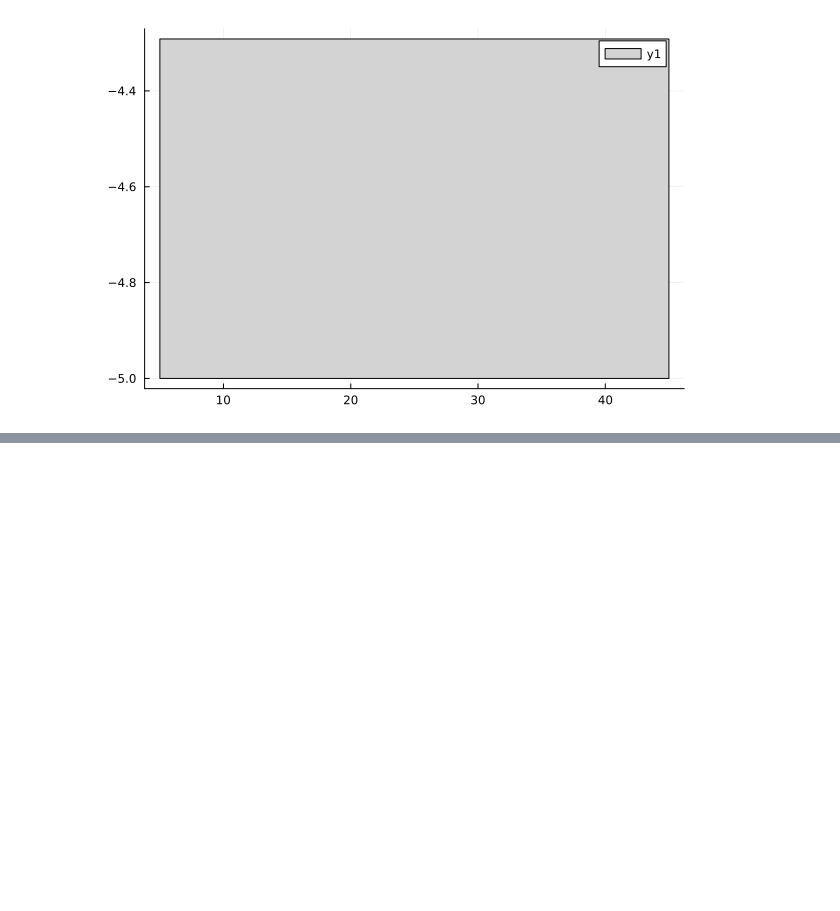
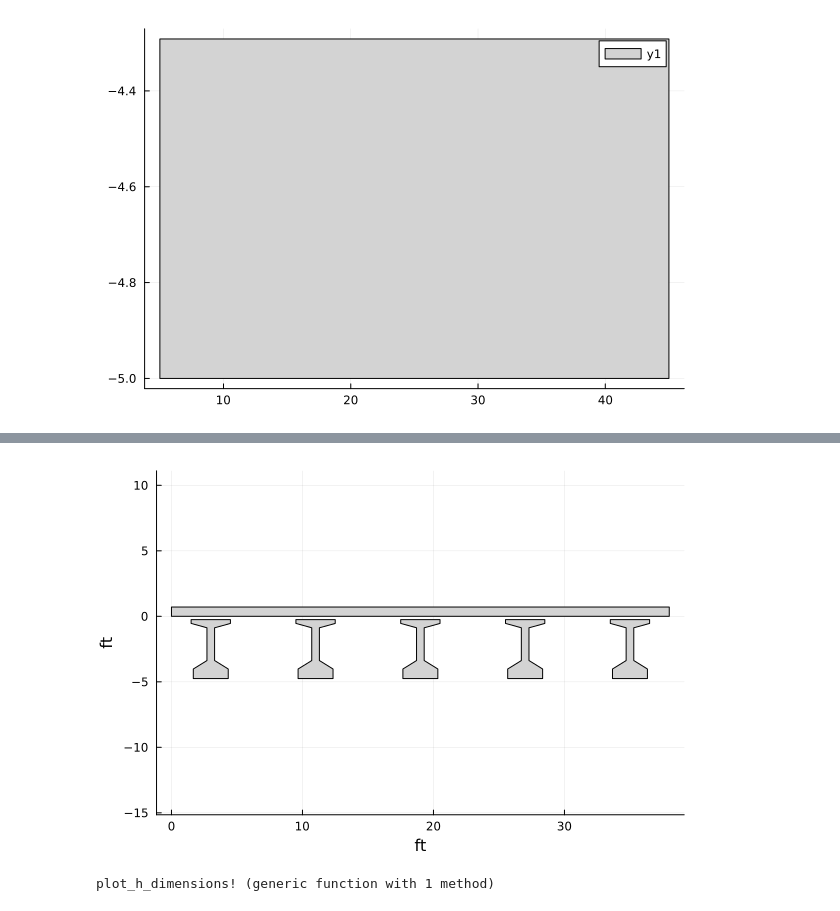
Before and after one commit to co1emi11er2/BentTool.jl, a Jupyter notebook: src/test.ipynb, the cells around one changed output, grey strips where cells are left out. Saved outputs shown, nothing was run; the diff lists cells and outputs as text; code cells hidden in the pictures; blank space fills up the shorter version.

```diff
--- a/src/test.ipynb
+++ b/src/test.ipynb
@@ -77,0 +98,32 @@ plot(shapes)
+# %%
+plot(bk)
+# %% [output]
+[figure, added]
+# %%
+function plot_h_dimensions!(
+    xs::Vector{Vector{T}},
+    ys::Vector{Vector{S}};
+    error = 1,
+    lc = :black,
+    offset = zero(S),
+    ) where T where S
+
+    x_dims = middle.(xs)
+    y_dims = middle.(ys)
+    y_dims = y_dims .+ offset
+    plot!(x_dims, y_dims; yerror=error, lc, ms=0inch, mc=lc)
+
+    # plot annotations
+    fntcm = "Courier"
+    fntsz = 4
+    x_lbls = find_midpoints(x_dims)
+    y_lbls = find_midpoints(y_dims)
+    spa = round.(T, find_spacing(x_dims), digits=2)
+    annos = string.(spa)
+    n = length.(annos)
+    blanks = vcat("█".^n #=.* "█"=#)
+    annotate!(x_lbls, y_lbls, text.(blanks,:white, #=fntcm,=# fntsz))
+    annotate!(x_lbls, y_lbls, text.(annos, :black, #=fntcm,=# fntsz))
+end
+# %% [output]
+plot_h_dimensions! (generic function with 1 method)
```
Also changed, not shown: parts of 7 cells of this notebook, 5 other files.
